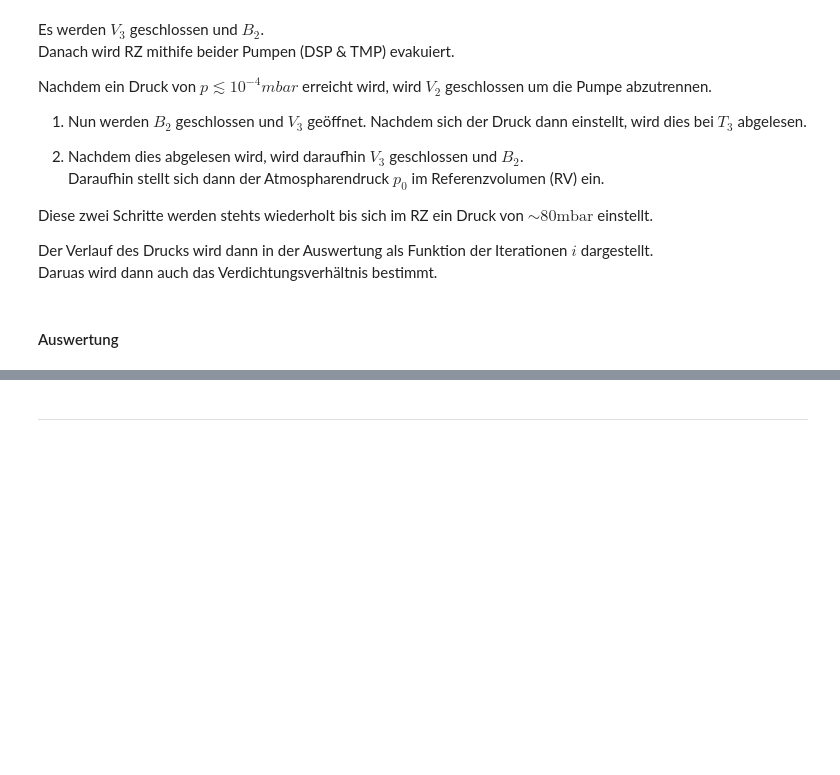
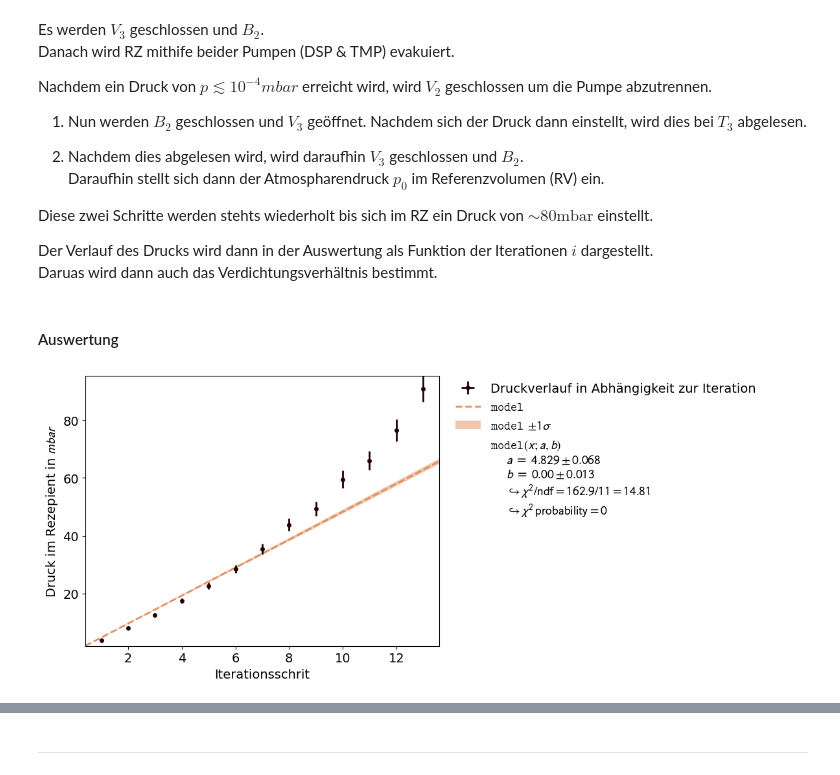
Before and after one commit to AlFa-Tier/Uni_codes, a Jupyter notebook: Praktikum/Vakuum/Vakuum.ipynb, the cells around one changed output, grey strips where cells are left out. Drawn from its saved outputs; the diff is of its cells as text; code cells hidden in the pictures; blank space fills up the shorter version.

```diff
--- a/Praktikum/Vakuum/Vakuum.ipynb
+++ b/Praktikum/Vakuum/Vakuum.ipynb
@@ -823,4 +850,35 @@ Daruas wird dann auch das Verdichtungsverhältnis bestimmt.
 # %% [markdown]
 #### Auswertung
 # %%
-pressure = np.array([3.80,8.09, 12.5,17.6,22.6,28.5,35.4,43.8,49.3,59.5,66.0,76.4,90.7 ])
+# List of pressures as well as generating ammount of steps
+p_3 = np.array([3.80,8.09,12.5,17.6,22.6,28.5,35.4,43.8,49.3,59.5,66.0,76.4,90.7 ])
+steps = np.linspace(1,13,13)
+# %%
+# Define the model funktion
+def model(x,a,b):
+    return x*a+b
+
+# Make Dataset
+dataset_31 = kafe2.XYContainer(x_data=steps,y_data=p_3)
+dataset_31.axis_labels=['Iterationsschrit', 'Druck im Rezepient in $mbar$']
+dataset_31.label='Druckverlauf in Abhängigkeit zur Iteration'
+
+dataset_31.add_error(axis='x',err_val=0)
+dataset_31.add_error(axis='y',err_val=0.05*p_3)
+
+# Fit-Objekt erstellen
+fit_31 = kafe2.Fit(dataset_31,model_function=model)
+fit_31.limit_parameter('b', lower=0)
+
+# Fit durchführen
+fit_31.do_fit()
+fit_result_31=kafe2.Plot([fit_31])
+
+# Get Parameter a
+a = fit_31.parameter_values[0]
+
+# Fit-Ergebnisse plotten
+fit_result_31.plot()
+plt.show()
+# %% [output]
+[figure, added]
```
Also changed, not shown: parts of 7 cells of this notebook.
